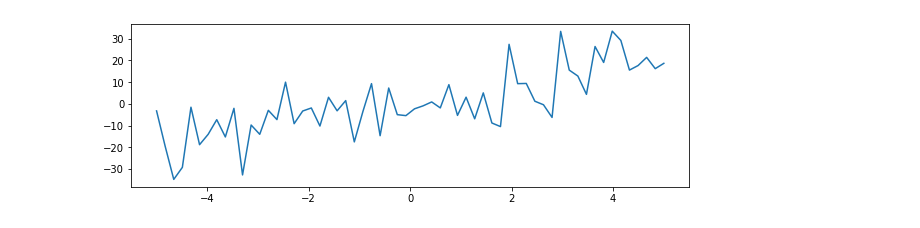
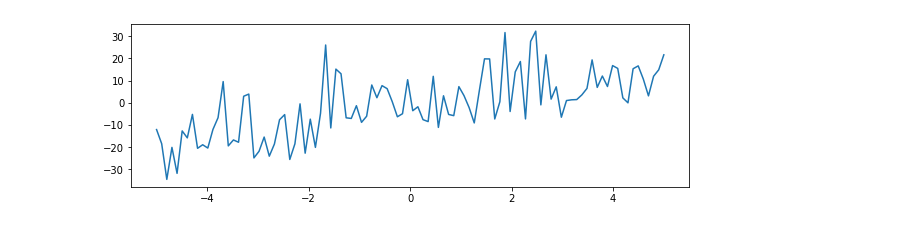
Before and after one commit to JonasRSV/probpy, a Jupyter notebook: notebooks/Online-Bayesian-Linear-Regression-Animation.ipynb, the cells around one changed output. Saved outputs shown, nothing was run; the diff lists cells and outputs as text; code cells hidden in the pictures.

```diff
--- a/notebooks/Online-Bayesian-Linear-Regression-Animation.ipynb
+++ b/notebooks/Online-Bayesian-Linear-Regression-Animation.ipynb
@@ -1,18 +1,18 @@
 # %%
 import probpy as pp
 import numpy as np
 import matplotlib.pyplot as plt
 
 
-x = np.linspace(-5, 5, 60)
-y = x * 3 + 5 * pp.normal.sample(mu=0, sigma=3, size=60)
+x = np.linspace(-5, 5, 100)
+y = x * 3 + 5 * pp.normal.sample(mu=0, sigma=4, size=100)
 
 
 plt.figure(figsize=(10, 3))
 plt.plot(x, y)
 plt.show()
 # %% [output]
-[figure, old version]
+[figure, new version]
 # %%
 import random
 
```
Also changed, not shown: parts of 1 cell of this notebook, 31 other files.
